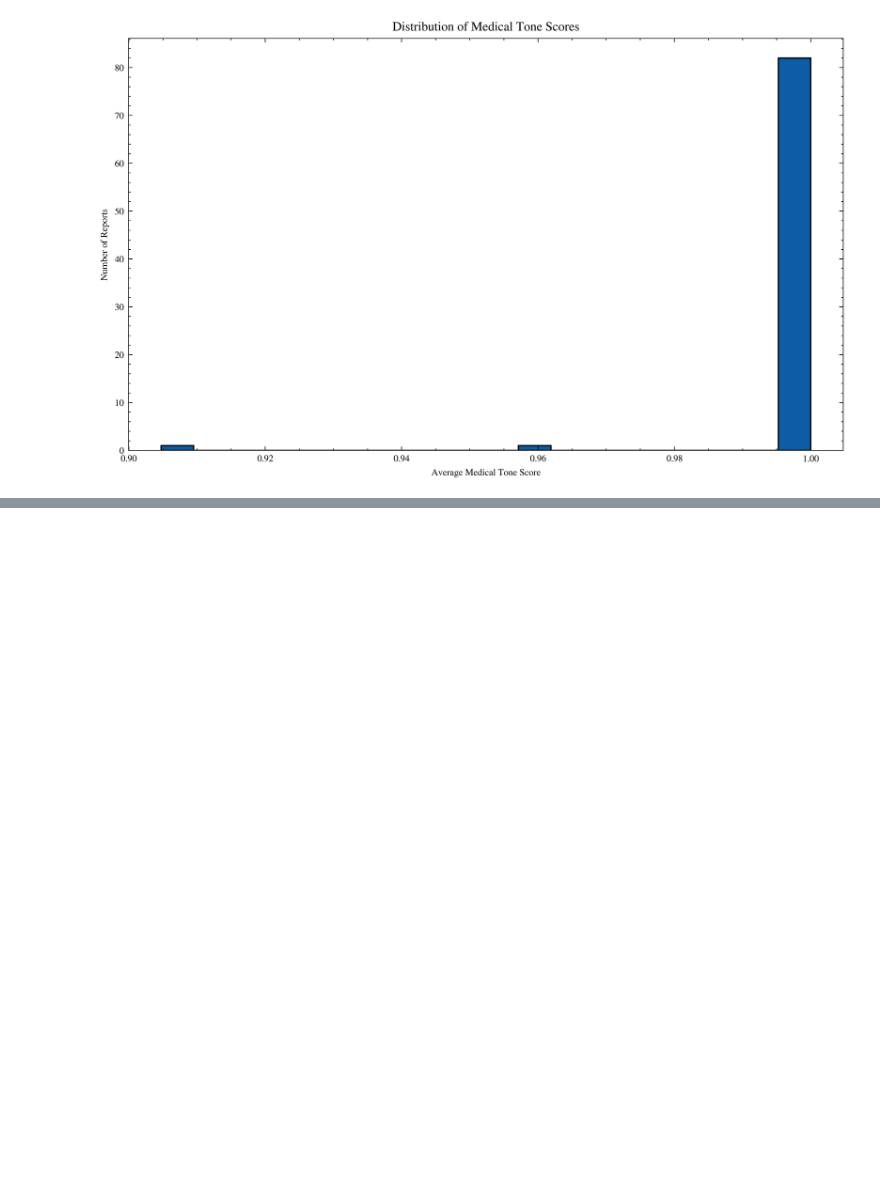
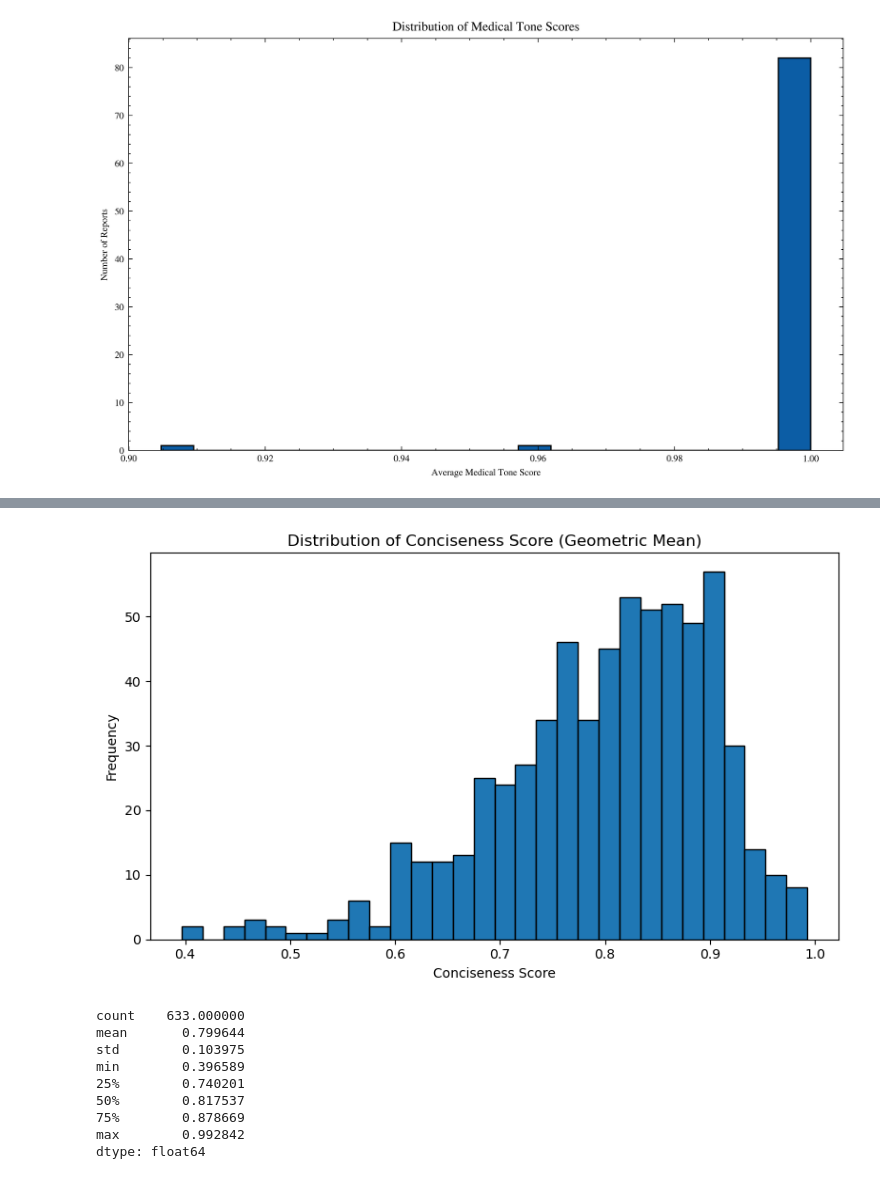
Before and after one commit to Singh-Aman08/msc-dissertation-clinical-knowledge-distillation, a Jupyter notebook: Report_Evaluation/factuality_distribution.ipynb, the cells around one changed output, grey strips where cells are left out. Drawn from its saved outputs; the diff is of its cells as text; code cells hidden in the pictures; blank space fills up the shorter version.

```diff
--- a/Report_Evaluation/factuality_distribution.ipynb
+++ b/Report_Evaluation/factuality_distribution.ipynb
@@ -1026,0 +1007,60 @@ dtype: float64
+# %%
+from sklearn.preprocessing import MinMaxScaler
+import matplotlib.pyplot as plt
+
+
+# Min-max normalize token length
+
+L_norm = MinMaxScaler().fit_transform(
+    dataset[["token_length"]]
+).flatten()
+
+
+# Brevity factor
+
+brevity_factor = 1 - L_norm
+
+
+# Geometric mean conciseness score
+
+conciseness_geo = (
+    dataset["coverage"]
+    *
+    dataset["Factuality Score"]
+    *
+    brevity_factor
+) ** (1/3)
+
+
+# Distribution
+
+plt.figure(figsize=(8,5))
+
+plt.hist(
+    conciseness_geo,
+    bins=30,
+    edgecolor="black"
+)
+
+plt.xlabel("Conciseness Score")
+plt.ylabel("Frequency")
+plt.title("Distribution of Conciseness Score (Geometric Mean)")
+
+plt.tight_layout()
+plt.show()
+
+
+# Summary statistics
+
+print(conciseness_geo.describe())
+# %% [output]
+[figure, added]
+count    633.000000
+mean       0.799644
+std        0.103975
+min        0.396589
+25%        0.740201
+50%        0.817537
+75%        0.878669
+max        0.992842
+dtype: float64
```
Also changed, not shown: parts of 42 cells of this notebook, 35 other files.
